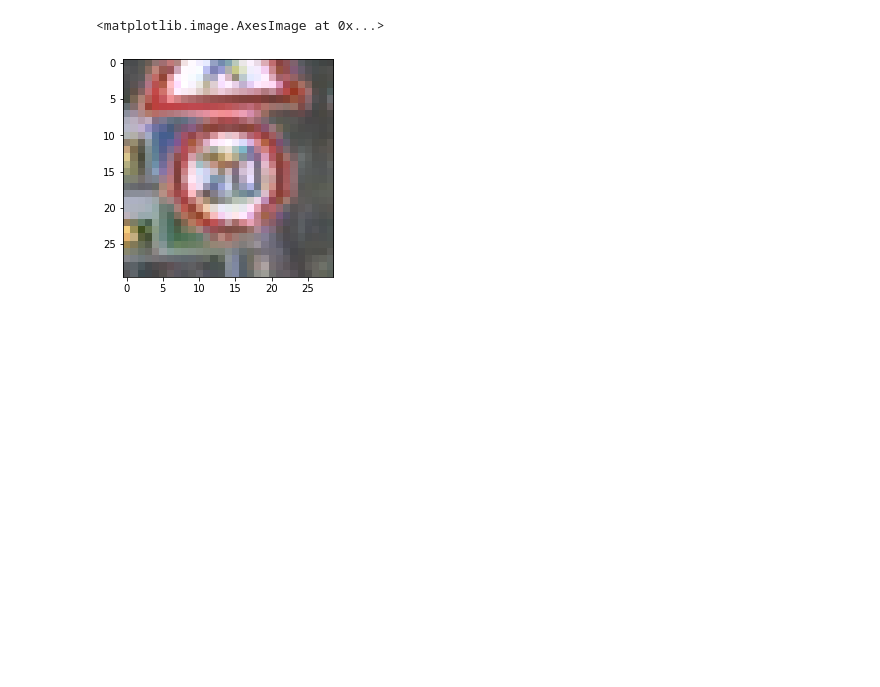
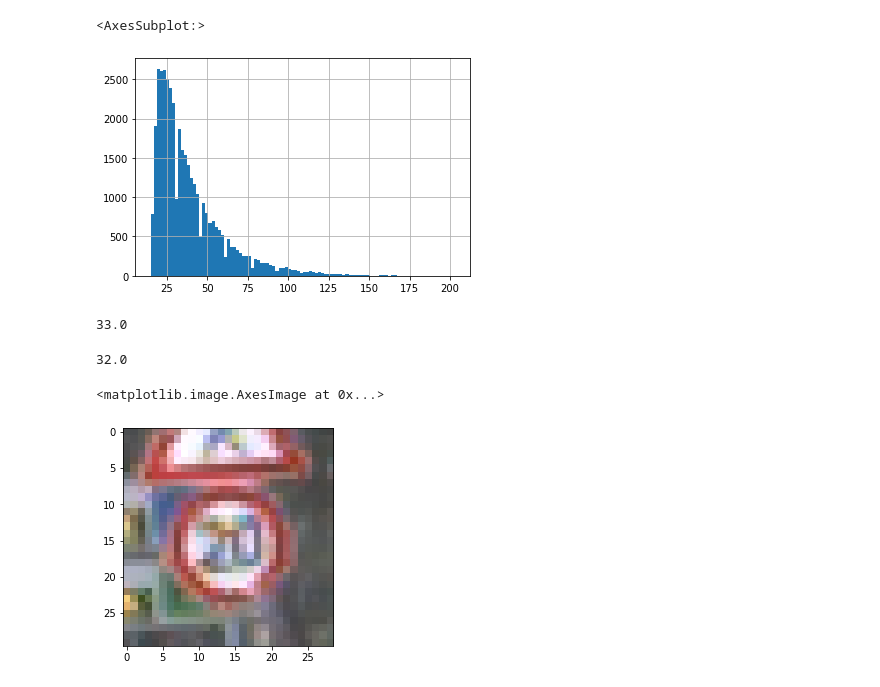
Before and after one commit to flo-pritzy/hands-on-2021, a Jupyter notebook: notebook/reading_images.ipynb, the cells around one changed output. Cells and saved outputs as stored; diff of their text form; code cells hidden in the pictures; blank space fills up the shorter version.

```diff
--- a/notebook/reading_images.ipynb
+++ b/notebook/reading_images.ipynb
@@ -7,3 +158,16 @@ import matplotlib.pyplot as plt
+# %%
+(images_df['Roi.X2'] - images_df['Roi.X1']).hist(bins=100)
+# %% [output]
+<AxesSubplot:>
+[figure, added]
+# %%
+(images_df['Roi.X2'] - images_df['Roi.X1']).median()
+# %% [output]
+33.0
+# %%
+(images_df['Roi.Y2'] - images_df['Roi.Y1']).median()
+# %% [output]
+32.0
 # %%
 from PIL import Image
 img = Image.open("../data/raw/Final_Training/Images/00000/00000_00000.ppm")
```
Also changed, not shown: parts of 16 cells of this notebook.
